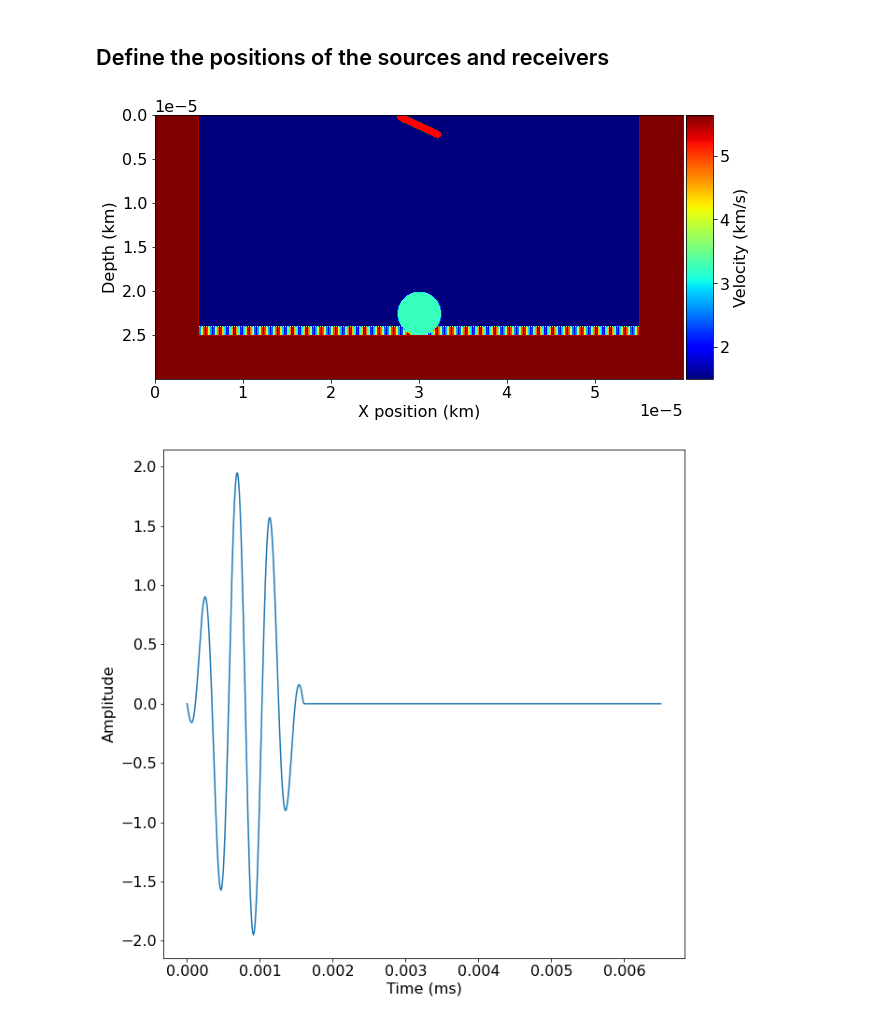
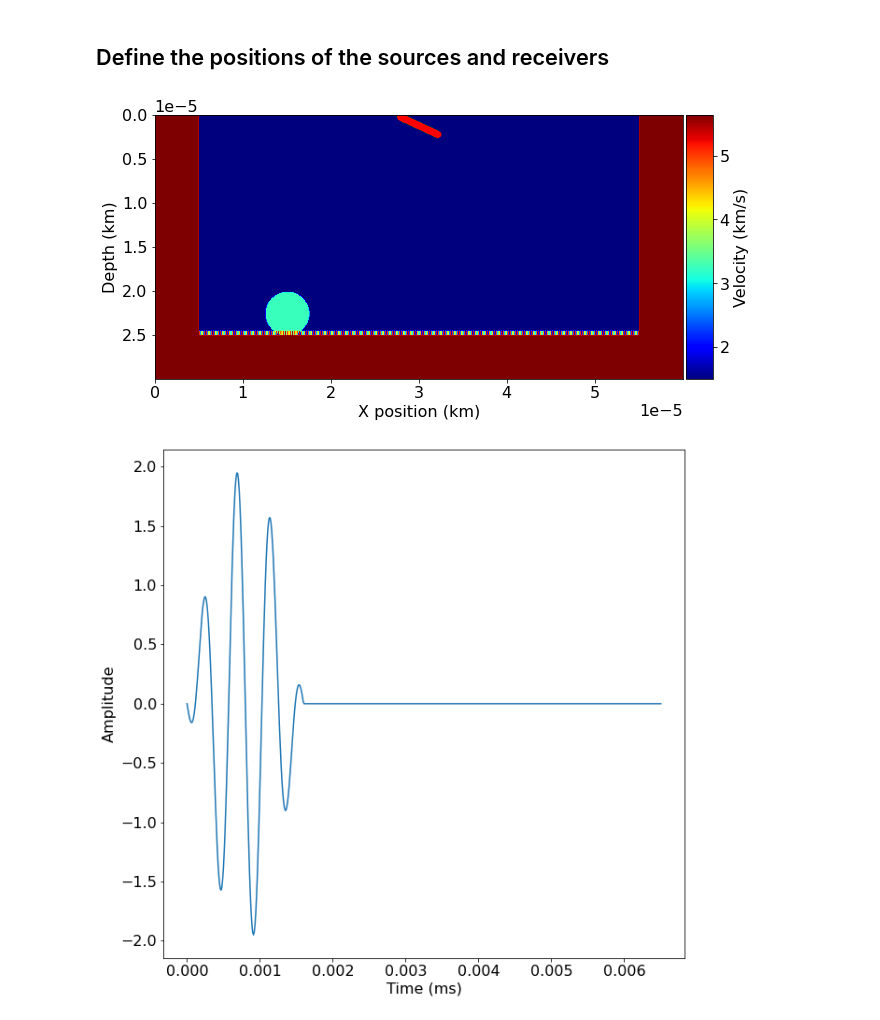
Before and after one commit to bgd54/sonar-FWI, a Jupyter notebook: water_tank/05_imaging.ipynb, the cells around one changed output. Cells and saved outputs as stored; diff of their text form; code cells hidden in the pictures.

Commit message:
data and objects on the bottom of the sink

```diff
--- a/water_tank/05_imaging.ipynb
+++ b/water_tank/05_imaging.ipynb
@@ -15,6 +17,11 @@ plt.rcParams['figure.figsize'] = (10, 10)  # Increases figure size
 # %% [markdown]
 ## Grid Setup
 Set velocity model and global parameters for water tank.
+# %%
+class Place(Enum):
+    left = 1/4
+    middle = 1/2
+    right = 3/4
 # %%
 nx = 601
 nz = 301
@@ -32,13 +39,26 @@ v[:, :] = v_water
 v[:, -glass:] = v_glass
 v[:glass, :] = v_glass
 v[-glass:, :] = v_glass
-v[::2, -glass-5:] = v_glass
 # Define an object's velocity profile
+object_placement=Place['left']
 r = 25
-a, b = shape[0] / 2, shape[1] - r - glass
+a, b = shape[0] * object_placement.value, shape[1] - r - glass
 y, x = np.ogrid[-a:shape[0]-a, -b:shape[1]-b]
 v[x*x + y*y <= r*r] = v_obj
 
+piles_at_bottom = True
+circles_at_bottom = False
+if piles_at_bottom:
+    v[::2, -glass-5:] = v_glass
+if circles_at_bottom:
+    for i in range(0, 100, 2):
+        r = shape[0] / 100
+        a, b = shape[0] / 100 * i, shape[1] - r - glass
+        y, x = np.ogrid[-a:shape[0]-a, -b:shape[1]-b]
+        if shape[0] / 100 * i > glass and shape[0] / 100 * i < shape[0] - glass:
+            v[x*x + y*y <= r*r] = v_glass
+
+
 model = Model(vp=v, origin=origin, shape=shape, spacing=spacing,
               space_order=2, nbl=nb, bcs="damp")
 # %% [output]
@@ -80,36 +100,36 @@ ns = 128; # number of sources
 nr = ns; # number of receivers
 depth = 0.001
 wavelength = v_water / f0 # 0.03 cm
 source_distance = wavelength / 8
 width = ns * source_distance
-alpha = 65 # angle of the sources to the water surface (0° - 180°) 90° means sources are parallel with the water surface
+source_angle = 65 # angle of the sources to the water surface (0° - 180°) 90° means sources are parallel with the water surface
 cx = model.domain_size[0] * 0.5
 cy = (ns - 1) / 4 * source_distance
-pos = srcPositions(cx, cy, alpha, ns, source_distance)
+pos = srcPositions(cx, cy, source_angle, ns, source_distance)
 
 src = SineSource(
     name='src',
     grid=model.grid,
     f0=f0,
     time_range=time_range,
     npoint=ns)
 
 src.coordinates.data[:, -1] = depth
 src.coordinates.data[:] = pos[:]
 
 rec = Receiver(
     name='rec',
     grid=model.grid,
     npoint=nr,
     time_range=time_range)
 
 rec.coordinates.data[:, -1] = depth
 rec.coordinates.data[:] = pos[:]
 
 plot_velocity(model, source=src.coordinates.data,
               receiver=rec.coordinates.data[::4, :])
 # %% [output]
-[figure, old version]
+[figure, new version]
 # %%
 plt.figure()
 plt.plot(src.time_values[0:600], src.data[:600,0])
```
Also changed, not shown: parts of 6 cells of this notebook, 1 other file.
